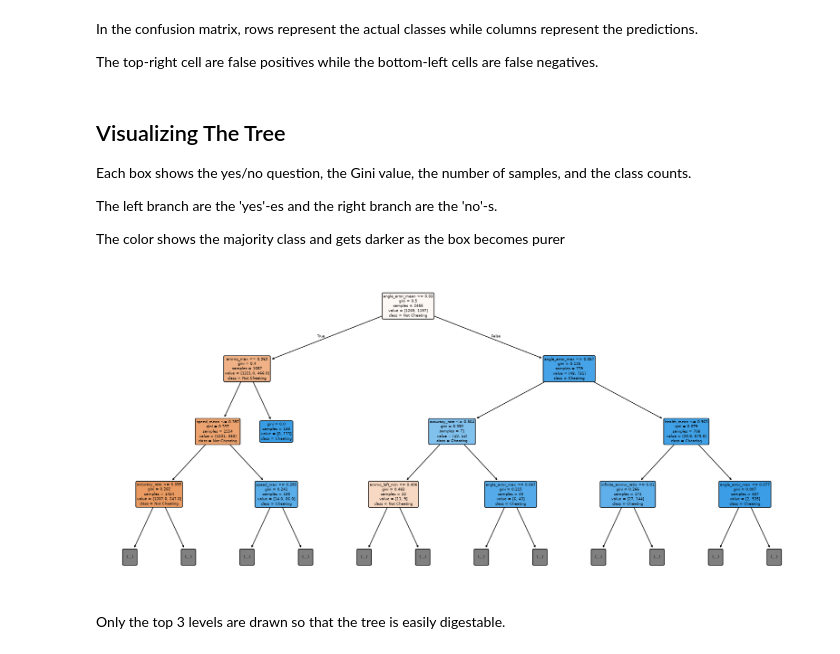
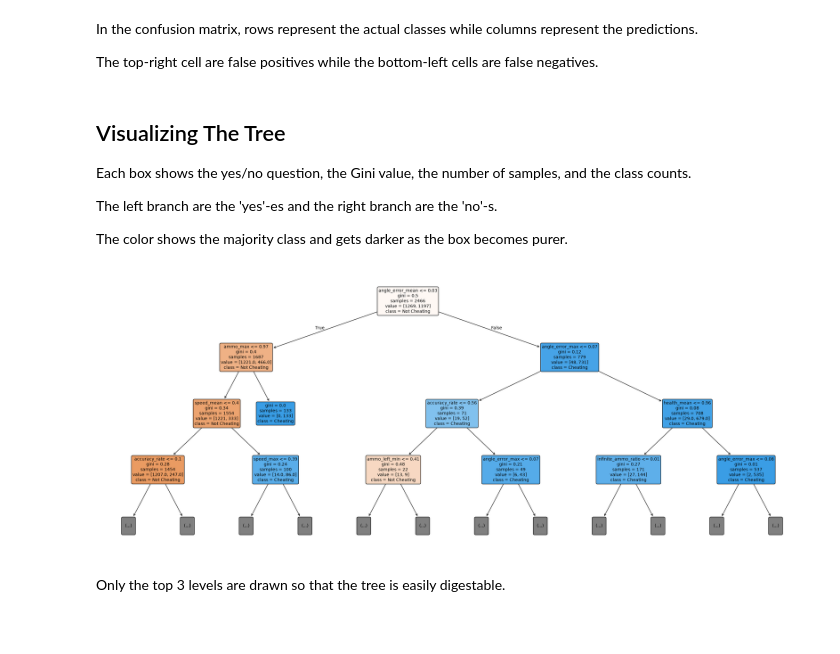
Before and after one commit to raiskolnikov/gdintai-machinelearning, a Jupyter notebook: Jupyter_Notebook/notebooks_GDINTAI_Group-3_MCO2.ipynb, the cells around one changed output. Drawn from its saved outputs; the diff is of its cells as text; code cells hidden in the pictures; blank space fills up the shorter version.

Commit message:
Extra Documentation for Decision Trees
Fixed Readability of Tree + Added Description and Justification for use of Decision Tree model

```diff
--- a/Jupyter_Notebook/notebooks_GDINTAI_Group-3_MCO2.ipynb
+++ b/Jupyter_Notebook/notebooks_GDINTAI_Group-3_MCO2.ipynb
@@ -660,15 +677,15 @@ Each box shows the yes/no question, the Gini value, the number of samples, and t
 
 The left branch are the 'yes'-es and the right branch are the 'no'-s.
 
-The color shows the majority class and gets darker as the box becomes purer
+The color shows the majority class and gets darker as the box becomes purer.
 # %%
-plt.figure(figsize=(20, 9))
+plt.figure(figsize=(30, 12))
 
-plot_tree(best_model, feature_names=x_train.columns, class_names=["Not Cheating", "Cheating"], filled=True, rounded=True, max_depth=3)
+plot_tree(best_model, feature_names=x_train.columns, class_names=["Not Cheating", "Cheating"], filled=True, rounded=True, max_depth=3, fontsize = 10, precision = 2)
 
 plt.show()
 # %% [output]
-[figure, old version]
+[figure, new version]
 # %% [markdown]
 Only the top 3 levels are drawn so that the tree is easily digestable.
 # %% [markdown]
```
Also changed, not shown: parts of 7 cells of this notebook.
